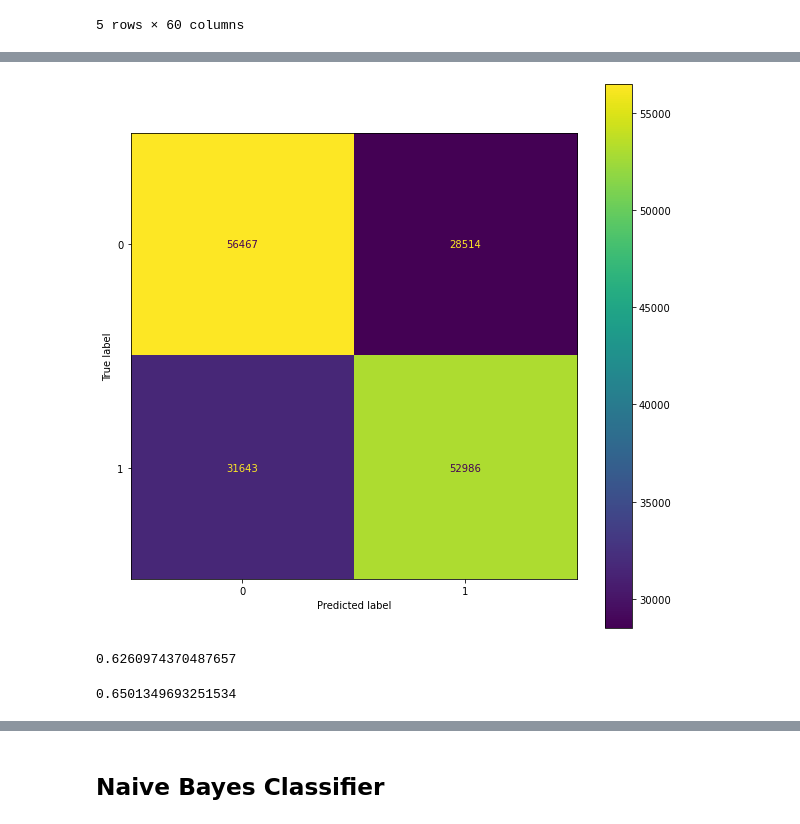
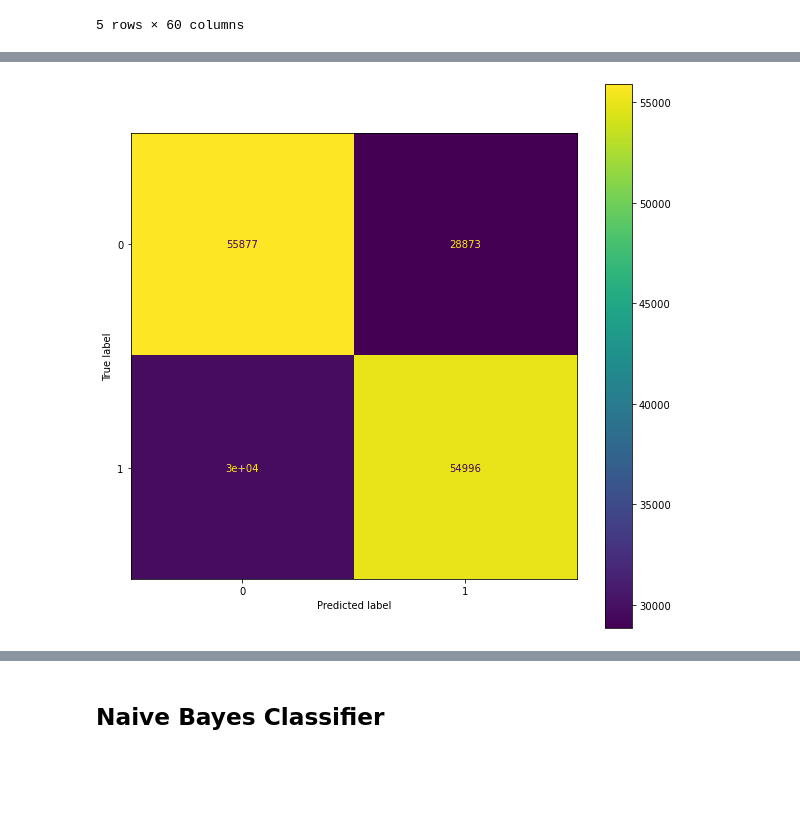
Before and after one commit to suhasmaddali/Predicting-Loan-Default-Using-Machine-Learning, a Jupyter notebook: Home Credit Python Prediction.ipynb, the cells around one changed output, grey strips where cells are left out. Cells and saved outputs as stored; diff of their text form; code cells hidden in the pictures; blank space fills up the shorter version.

```diff
--- a/Home Credit Python Prediction.ipynb
+++ b/Home Credit Python Prediction.ipynb
@@ -1116,0 +1099,7 @@ X_train_numerics.head()
+# %%
+scaler = StandardScaler()
+scaler.fit(X_train)
+X_train_standardized = scaler.transform(X_train)
+X_cv_standardized = scaler.transform(X_cv)
+# %%
+X_train, y_train = sampler_function(X_train_standardized, y_train, sampler = 2)
@@ -1116,0 +1109,2 @@ X_train_numerics.head()
+# %%
+X_cv, y_cv = sampler_function(X_cv_standardized, y_cv, sampler = 2)
@@ -1118,8 +1115,8 @@ X_train_numerics.head()
 from sklearn.linear_model import LogisticRegression
 # %%
 model = LogisticRegression()
-model.fit(X_train_standardized, y_train)
-y_predictions = model.predict(X_cv_standardized)
+model.fit(X_train, y_train)
+y_predictions = model.predict(X_cv)
 # %%
 from sklearn.metrics import mean_squared_error, mean_absolute_error
 # %%
@@ -1148,8 +1132,8 @@ plt.show()
 # %%
 # https://stackoverflow.com/questions/61325314/how-to-change-plot-confusion-matrix-default-figure-size-in-sklearn-metrics-packa
 # Credits to this blog for helping me in changing the size of the plot_confusion_matrix function from sklearn.metrics
 fig, ax = plt.subplots(figsize = (10, 10))
-plot_confusion_matrix(model, X_cv_standardized, y_cv, ax = ax)
+plot_confusion_matrix(model, X_cv, y_cv, ax = ax)
 plt.show()
 # %% [output]
-[figure, old version]
+[figure, new version]
@@ -1158,11 +1140,3 @@ from sklearn.metrics import precision_score, recall_score
-# %%
-precision_score(y_predictions, y_cv)
-# %% [output]
-0.6260974370487657
-# %%
-recall_score(y_predictions, y_cv)
-# %% [output]
-0.6501349693251534
 # %%
 ## https://medium.com/analytics-vidhya/evaluation-metrics-for-classification-problems-with-implementation-in-python-a20193b4f2c3
 ## Credits to this website for providing such an useful and clear explanation of the topic along with the code.
```
Also changed, not shown: parts of 33 cells of this notebook.
